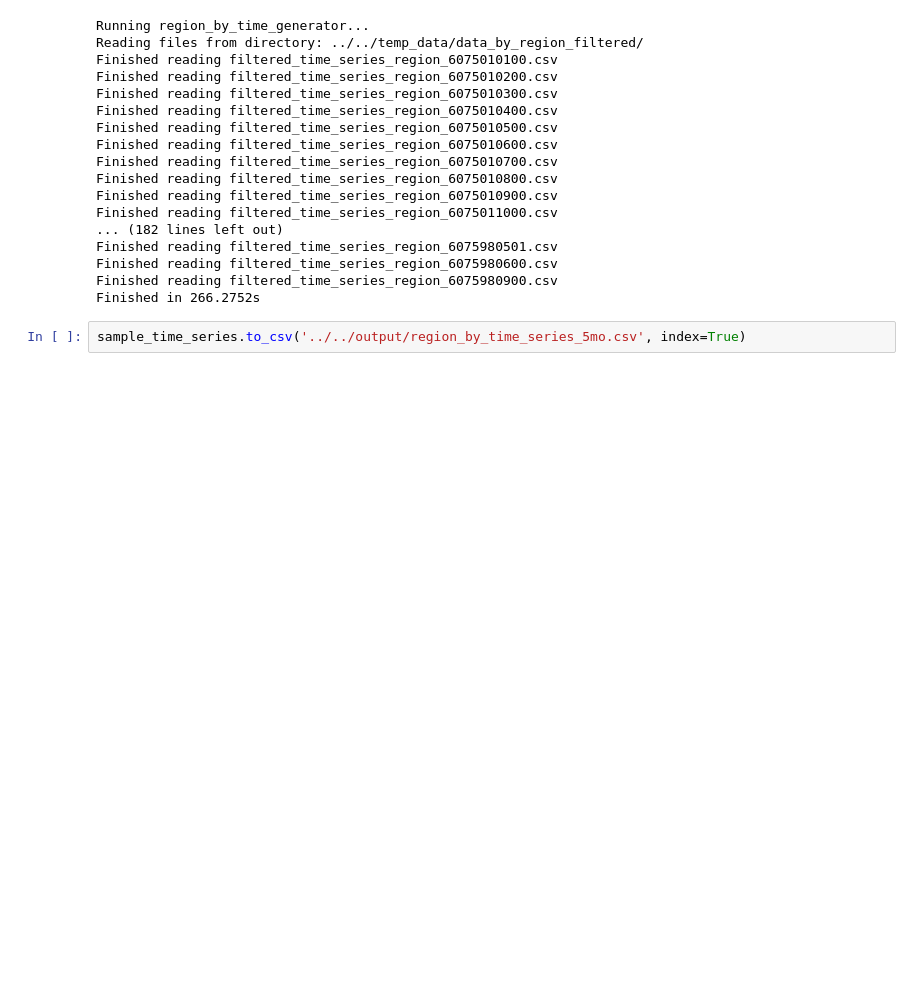
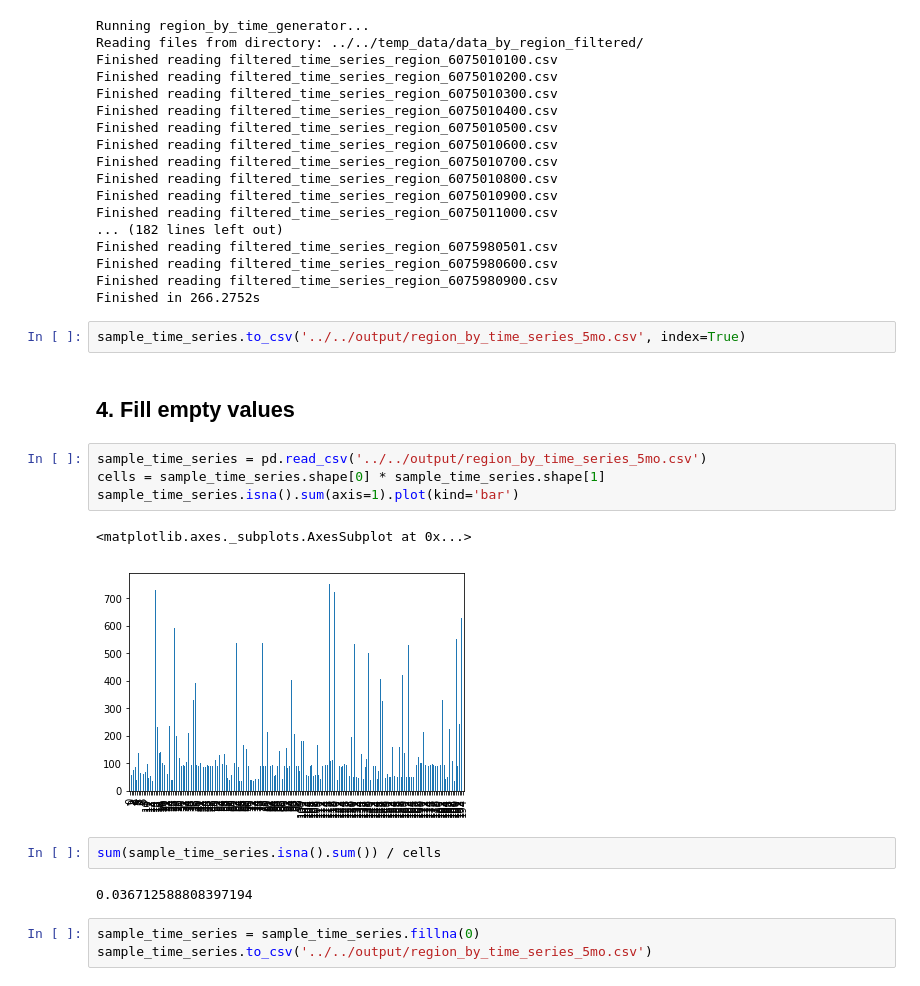
Before and after one commit to sakoki/Rushhour, a Jupyter notebook: code/playground/speed_data_preparation.ipynb, the cells around one changed output. Saved outputs shown, nothing was run; the diff lists cells and outputs as text; blank space fills up the shorter version.

Commit message:
fill missing values

```diff
--- a/code/playground/speed_data_preparation.ipynb
+++ b/code/playground/speed_data_preparation.ipynb
@@ -294,3 +296,19 @@ Finished reading filtered_time_series_region_6075980900.csv
 Finished in 266.2752s
 # %%
 sample_time_series.to_csv('../../output/region_by_time_series_5mo.csv', index=True)
+# %% [markdown]
+## 4. Fill empty values
+# %%
+sample_time_series = pd.read_csv('../../output/region_by_time_series_5mo.csv')
+cells = sample_time_series.shape[0] * sample_time_series.shape[1]
+sample_time_series.isna().sum(axis=1).plot(kind='bar')
+# %% [output]
+<matplotlib.axes._subplots.AxesSubplot at 0x...>
+[figure, added]
+# %%
+sum(sample_time_series.isna().sum()) / cells
+# %% [output]
+0.036712588808397194
+# %%
+sample_time_series = sample_time_series.fillna(0)
+sample_time_series.to_csv('../../output/region_by_time_series_5mo.csv')
```
Also changed, not shown: parts of 1 cell of this notebook, 1 other file.
